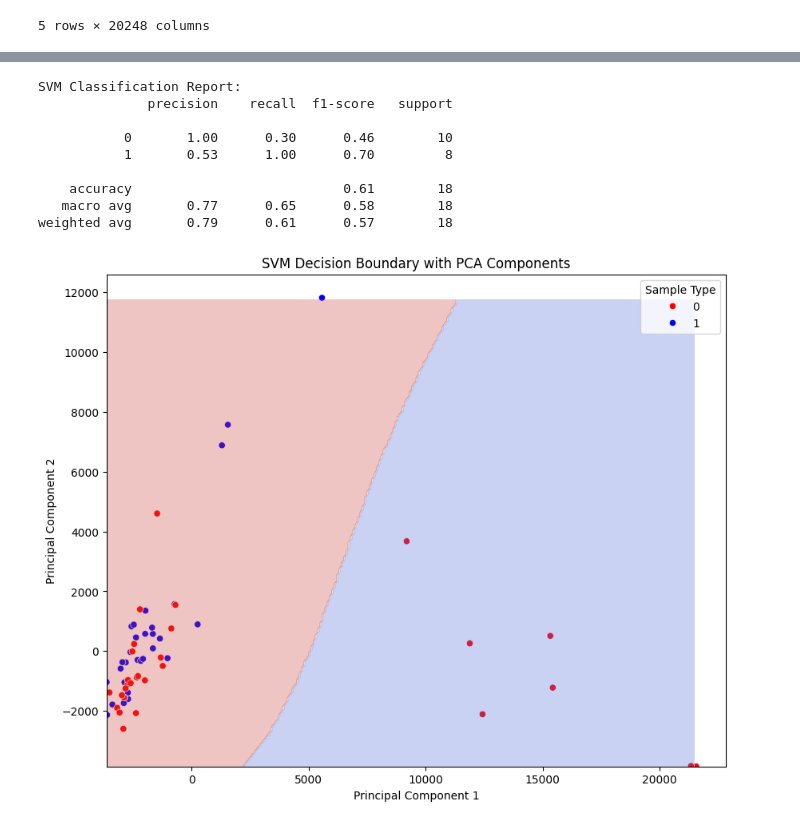
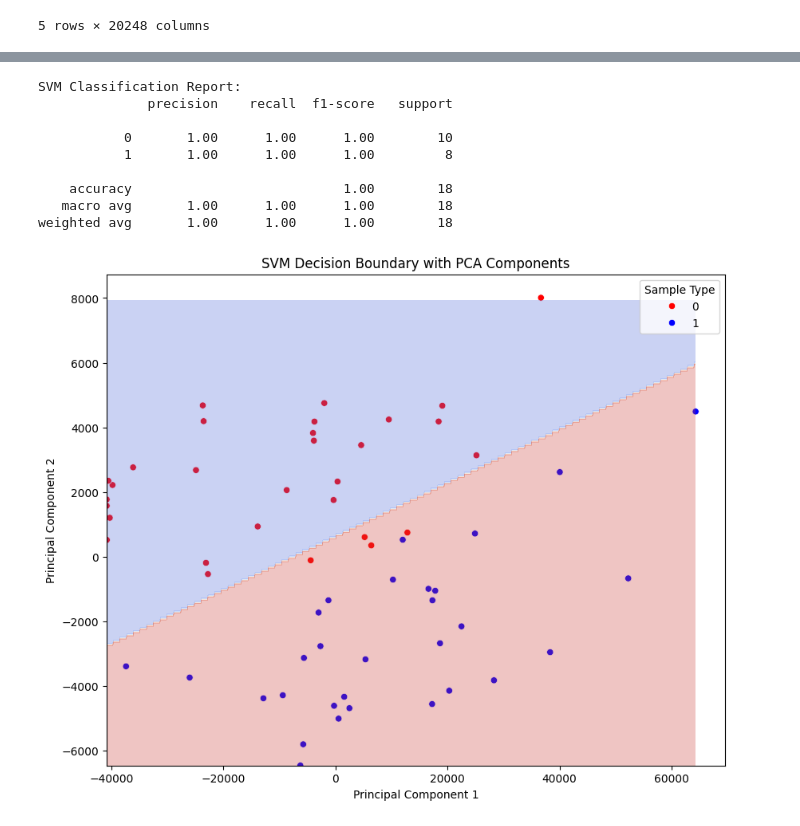
Before and after one commit to giordanoscerra/breast-cancer-classification, a Jupyter notebook: main.ipynb, the cells around one changed output, grey strips where cells are left out. Drawn from its saved outputs; the diff is of its cells as text; code cells hidden in the pictures.

Commit message:
now more interactive, labels dropped also

```diff
--- a/main.ipynb
+++ b/main.ipynb
@@ -116,22 +116,9 @@ significant_genes = genes_tested[p_adj < 0.01]  # Select genes with adjusted p-v
 # Use the rest of the features (excluding significant_genes) for classification
 non_significant_genes = genes_tested[~genes_tested.isin(significant_genes)]
 
-mask = non_significant_genes
-
-# Prepare data for classification
-# Use non-significant genes as features and 'Sample_title' as labels
-X = merged_data[mask].astype(float)  # Extract non-significant genes' expression levels as feature matrix
+#'Sample_title' as labels
 y = merged_data['Sample_title'].apply(lambda x: 1 if 'tumor' in x.lower() else 0)  # Encode Tumor as 1, Normal as 0
-
-# Split data into training and testing sets
-X_train, X_test, y_train, y_test = train_test_split(X, y, test_size=0.3, random_state=42)
-
-# Print the shapes of the training and testing datasets for verification
-print(f"Training set shape: {X_train.shape}")
-print(f"Testing set shape: {X_test.shape}")
-
-# Print the percentage of significant genes
-print(f"Significant genes percentage: {significant_genes.shape[0]/len(p_values)*100:.2f}%")
+merged_data = merged_data.drop(columns=['Sample_title'])  # Drop 'Sample_title' column
 # %% [output]
 Tumor samples: 30
 Normal samples: 30
@@ -141,0 +126,14 @@ Significant genes percentage: 13.64%
+# %%
+mask = significant_genes # INTERACTIVE: Change this to 'significant_genes' to use only significant genes
+# Use non-significant genes as features
+X = merged_data[mask].astype(float)  # Extract non-significant genes' expression levels as feature matrix
+
+# Split data into training and testing sets
+X_train, X_test, y_train, y_test = train_test_split(X, y, test_size=0.3, random_state=42)
+
+# Print the shapes of the training and testing datasets for verification
+print(f"Training set shape: {X_train.shape}")
+print(f"Testing set shape: {X_test.shape}")
+
+# Print the percentage of significant genes
+print(f"Significant genes percentage: {significant_genes.shape[0]/len(p_values)*100:.2f}%")
@@ -188,42 +190,42 @@ plt.show()
 # %%
 from sklearn.svm import SVC
 # Train a Support Vector Machine (SVM) classifier
-svm_clf = SVC(kernel='rbf', random_state=42)
+svm_clf = SVC(kernel='linear', random_state=42)
 svm_clf.fit(X_train, y_train)
 
 # Predict and evaluate the SVM model
 y_pred_svm = svm_clf.predict(X_test)
 print("SVM Classification Report:")
 print(classification_report(y_test, y_pred_svm))
 
 # Plot SVM decision boundary using PCA components
 plt.figure(figsize=(10, 8))
 sns.scatterplot(x='PC1', y='PC2', hue='Sample_type', data=pca_df, palette=['red', 'blue'])
 
 # Create a mesh to plot the decision boundary
 h = 100  # step size in the mesh
 x_min, x_max = X_pca[:, 0].min() - 1, X_pca[:, 0].max() + 1
 y_min, y_max = X_pca[:, 1].min() - 1, X_pca[:, 1].max() + 1
 xx, yy = np.meshgrid(np.arange(x_min, x_max, h), np.arange(y_min, y_max, h))
 
 # Plot decision boundary
 Z = svm_clf.predict(pca.inverse_transform(np.c_[xx.ravel(), yy.ravel()]))
 Z = Z.reshape(xx.shape)
 plt.contourf(xx, yy, Z, alpha=0.3, cmap=plt.cm.coolwarm)
 
 plt.title('SVM Decision Boundary with PCA Components')
 plt.xlabel('Principal Component 1')
 plt.ylabel('Principal Component 2')
 plt.legend(title='Sample Type')
 plt.show()
 # %% [output]
 SVM Classification Report:
               precision    recall  f1-score   support
 
-           0       1.00      0.30      0.46        10
-           1       0.53      1.00      0.70         8
+           0       1.00      1.00      1.00        10
+           1       1.00      1.00      1.00         8
 
-    accuracy                           0.61        18
-   macro avg       0.77      0.65      0.58        18
-weighted avg       0.79      0.61      0.57        18
+    accuracy                           1.00        18
+   macro avg       1.00      1.00      1.00        18
+weighted avg       1.00      1.00      1.00        18
-[figure, old version]
+[figure, new version]
```
Also changed, not shown: parts of 4 cells of this notebook.
